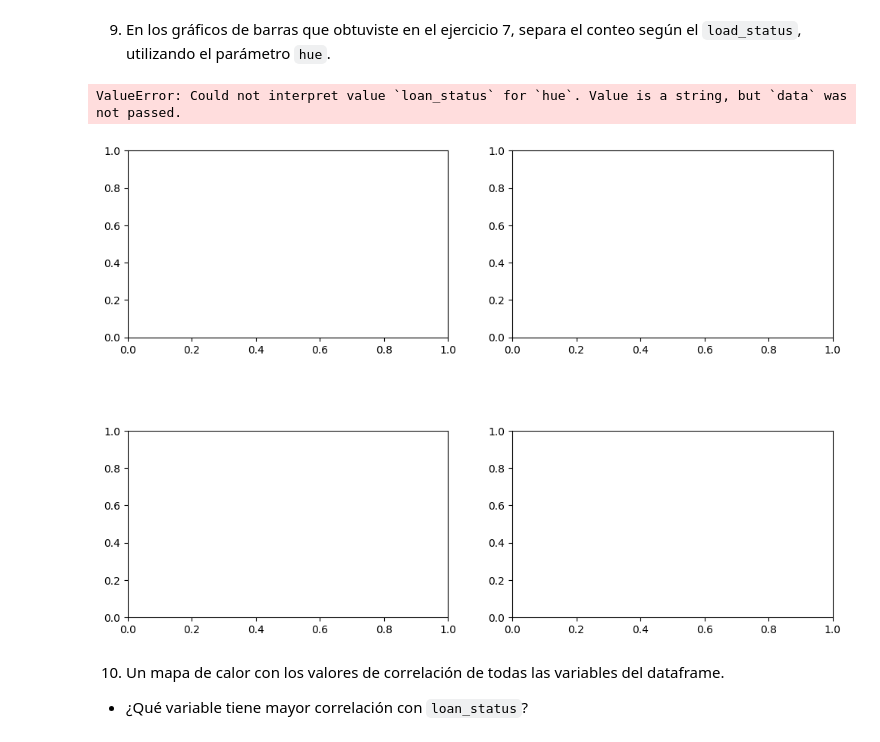
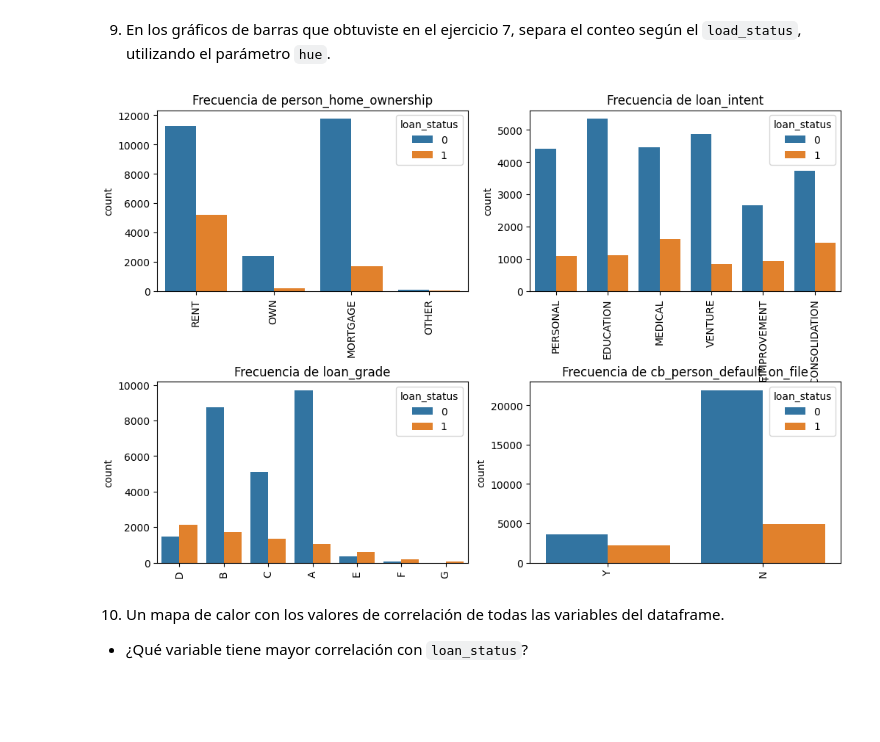
Before and after one commit to CarlosRochaCx/MNA, a Jupyter notebook: Actividad4EDA.ipynb, the cells around one changed output. Cells and saved outputs as stored; diff of their text form; code cells hidden in the pictures; blank space fills up the shorter version.

```diff
--- a/Actividad4EDA.ipynb
+++ b/Actividad4EDA.ipynb
@@ -266,14 +266,13 @@ plt.show()
 # %%
 fig, axes = plt.subplots(2,2, figsize=(12,8))
 plt.subplots_adjust(hspace=0.5)
 axes = axes.ravel()
-for col, ax in zip(df[cat_cols], axes):
-  sns.countplot(x=df[col], ax=ax, hue="loan_status")
-  ax.set(title=f'{col}', xlabel=None)
-  ax.tick_params(axis='x',rotation=90)
+for col, ax in zip(cat_cols, axes):
+  sns.countplot(x=col, data=df, ax=ax, hue='loan_status')
+  ax.set(title=f'Frecuencia de {col}', xlabel=None)
+  ax.tick_params(axis='x', rotation=90)
 # %% [output]
-ValueError: Could not interpret value `loan_status` for `hue`. Value is a string, but `data` was not passed.
-[figure, old version]
+[figure, new version]
 # %% [markdown]
 10. Un mapa de calor con los valores de correlación de todas las variables del dataframe.
 *   ¿Qué variable tiene mayor correlación con `loan_status`?
```
